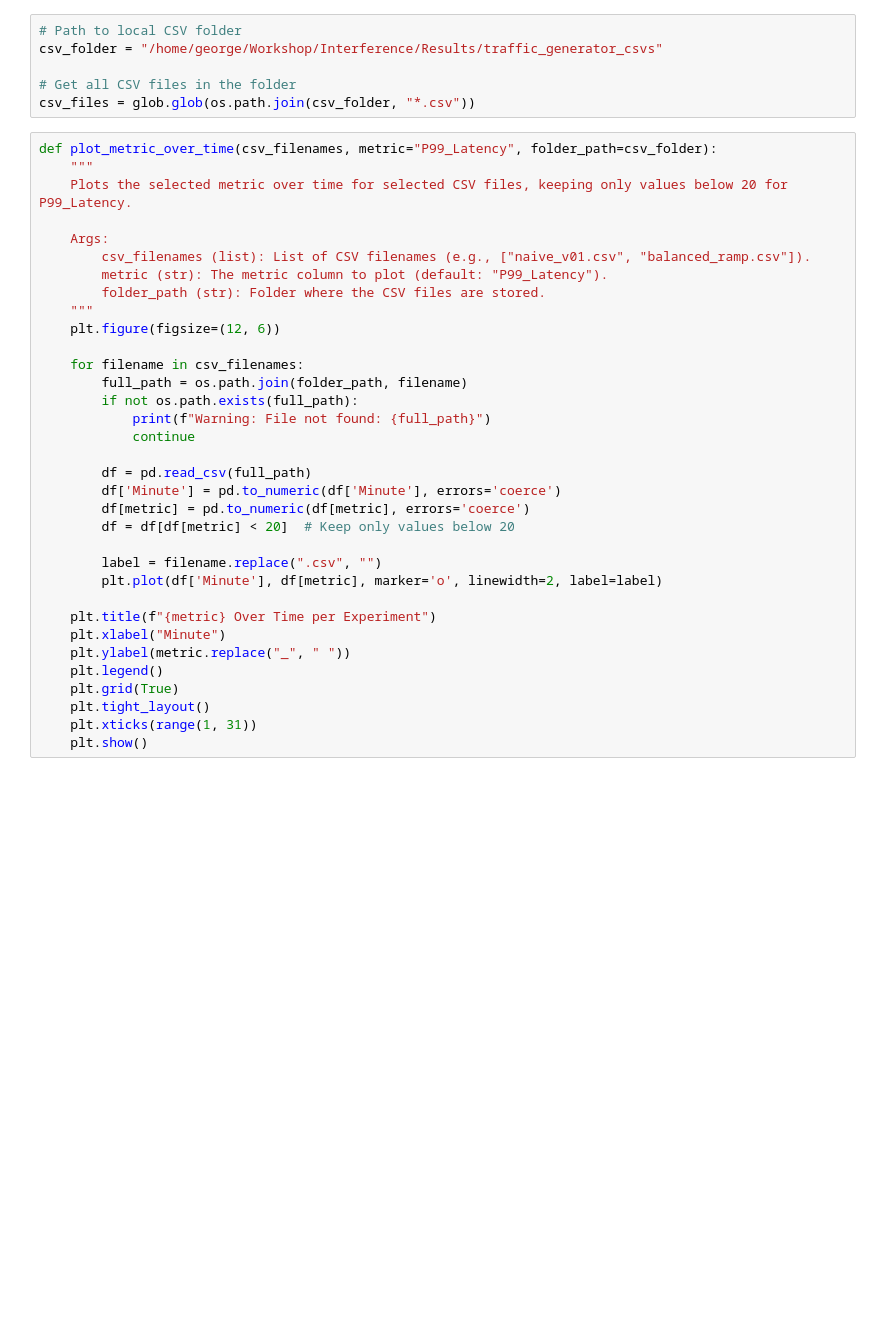
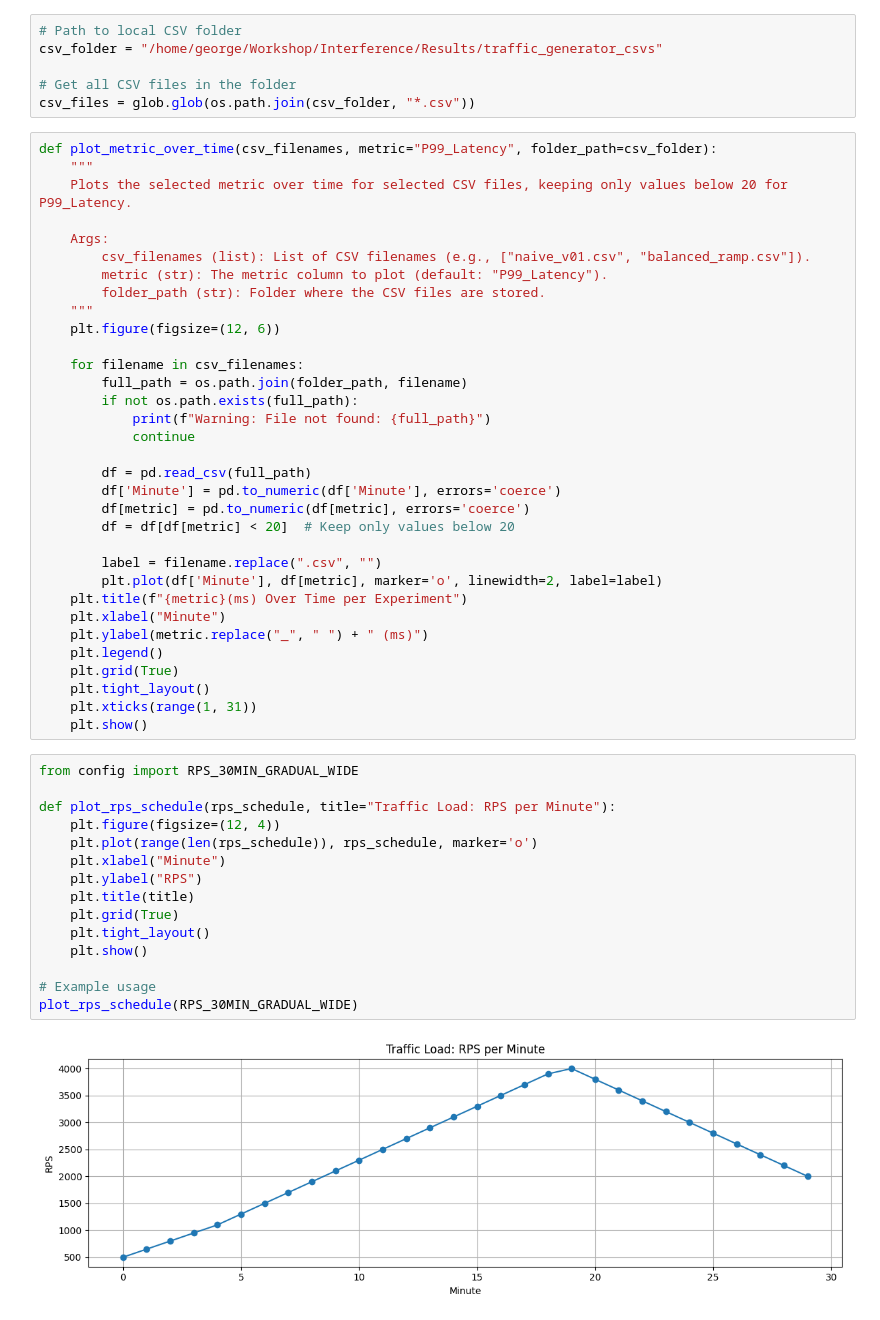
Before and after one commit to georgakopoulosgeo/Interference_Thesis_NTUA, a Jupyter notebook: Results/naive_vs_marla.ipynb, the cells around one changed output. Cells and saved outputs as stored; diff of their text form; blank space fills up the shorter version.

```diff
--- a/Results/naive_vs_marla.ipynb
+++ b/Results/naive_vs_marla.ipynb
@@ -36,15 +39,31 @@ def plot_metric_over_time(csv_filenames, metric="P99_Latency", folder_path=csv_f
 
         label = filename.replace(".csv", "")
         plt.plot(df['Minute'], df[metric], marker='o', linewidth=2, label=label)
-
-    plt.title(f"{metric} Over Time per Experiment")
+    plt.title(f"{metric}(ms) Over Time per Experiment")
     plt.xlabel("Minute")
-    plt.ylabel(metric.replace("_", " "))
+    plt.ylabel(metric.replace("_", " ") + " (ms)")
     plt.legend()
     plt.grid(True)
     plt.tight_layout()
     plt.xticks(range(1, 31))
     plt.show()
+# %%
+from config import RPS_30MIN_GRADUAL_WIDE
+
+def plot_rps_schedule(rps_schedule, title="Traffic Load: RPS per Minute"):
+    plt.figure(figsize=(12, 4))
+    plt.plot(range(len(rps_schedule)), rps_schedule, marker='o')
+    plt.xlabel("Minute")
+    plt.ylabel("RPS")
+    plt.title(title)
+    plt.grid(True)
+    plt.tight_layout()
+    plt.show()
+
+# Example usage
+plot_rps_schedule(RPS_30MIN_GRADUAL_WIDE)
+# %% [output]
+[figure, added]
 # %%
 plot_metric_over_time(["naive_v01.csv", "marla_v01.csv"])
 # %% [output]
```
Also changed, not shown: parts of 4 cells of this notebook, 4 other files.
